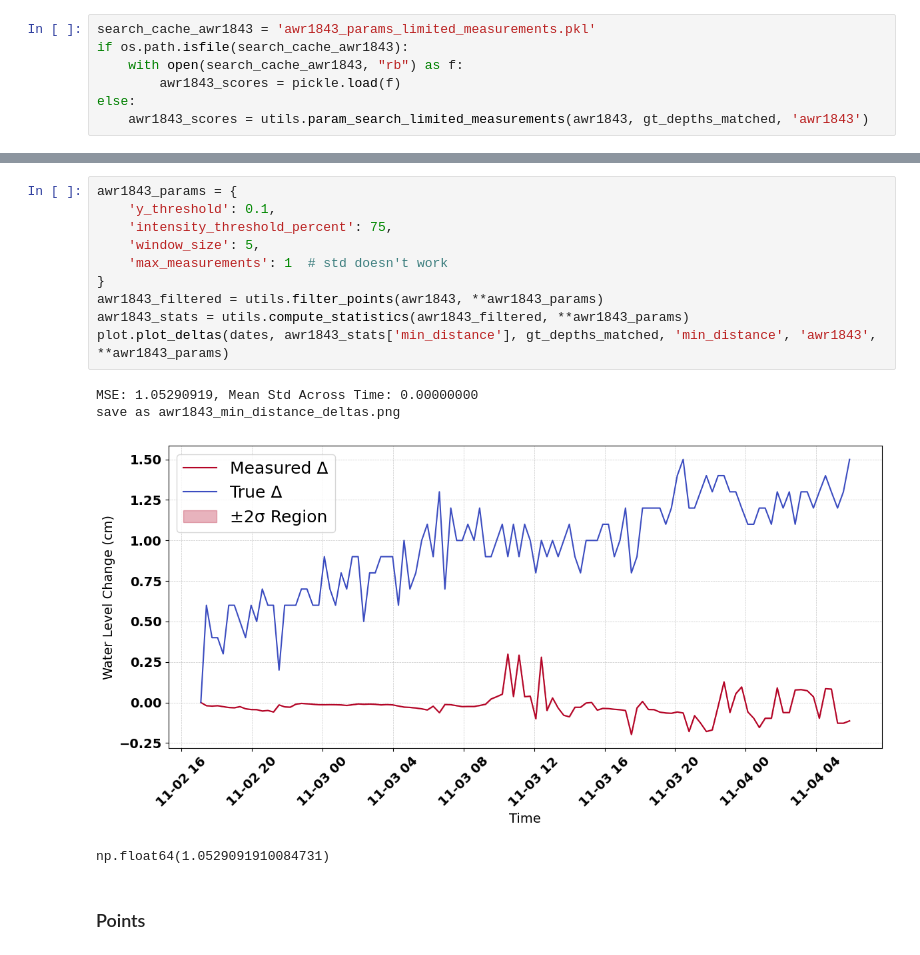
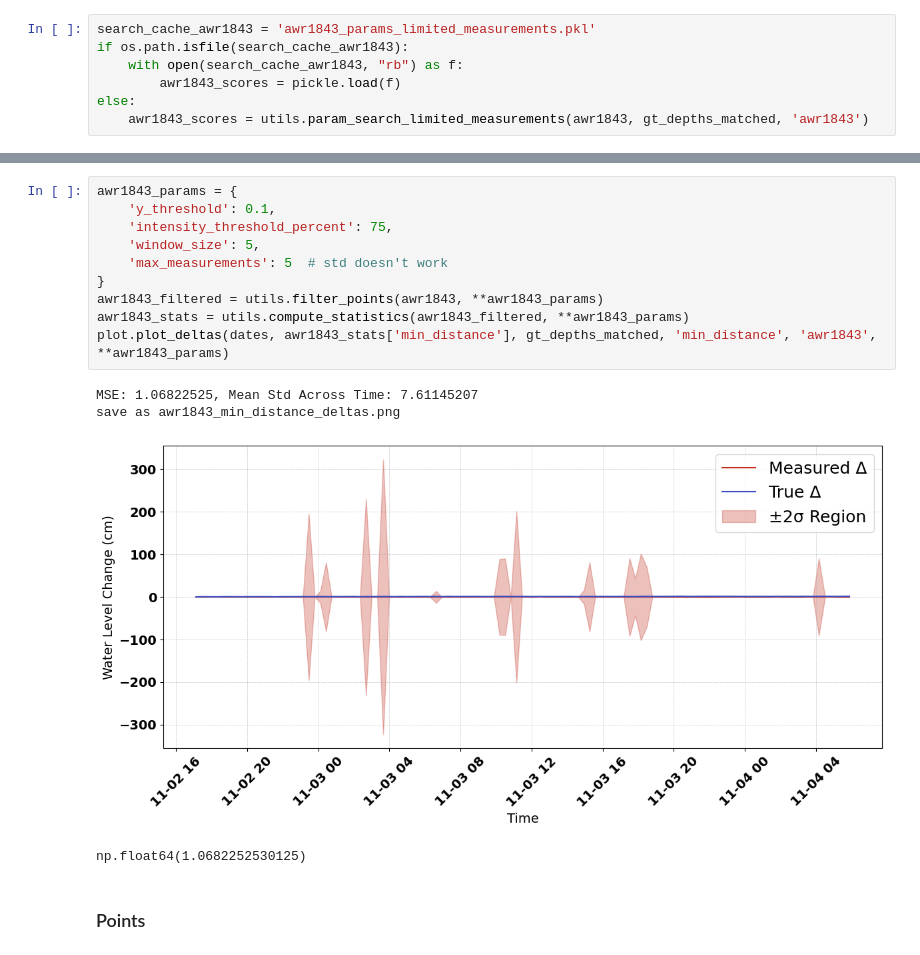
Before and after one commit to arpg/radar-water-monitoring, a Jupyter notebook: plot.ipynb, the cells around one changed output, grey strips where cells are left out. Cells and saved outputs as stored; diff of their text form.

```diff
--- a/plot.ipynb
+++ b/plot.ipynb
@@ -135,18 +124,18 @@ intensity_threshold_percent 75 window_size 40
 # %%
 awr1843_params = {
     'y_threshold': 0.1,
     'intensity_threshold_percent': 75,
     'window_size': 5,
-    'max_measurements': 1  # std doesn't work
+    'max_measurements': 5  # std doesn't work
 }
 awr1843_filtered = utils.filter_points(awr1843, **awr1843_params)
 awr1843_stats = utils.compute_statistics(awr1843_filtered, **awr1843_params)
 plot.plot_deltas(dates, awr1843_stats['min_distance'], gt_depths_matched, 'min_distance', 'awr1843', **awr1843_params)
 # %% [output]
-MSE: 1.05290919, Mean Std Across Time: 0.00000000
+MSE: 1.06822525, Mean Std Across Time: 7.61145207
 save as awr1843_min_distance_deltas.png
-[figure, old version]
+[figure, new version]
-np.float64(1.0529091910084731)
+np.float64(1.0682252530125)
 # %% [markdown]
 ### Points
 # %%
```
Also changed, not shown: parts of 3 cells of this notebook, 2 other files.
